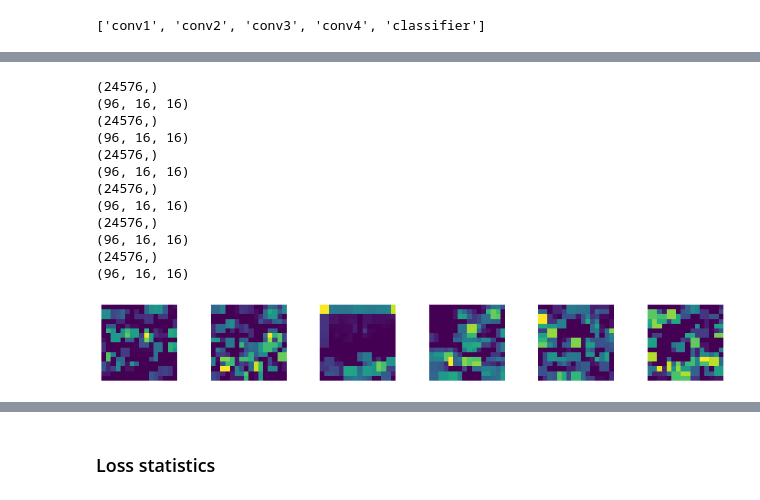
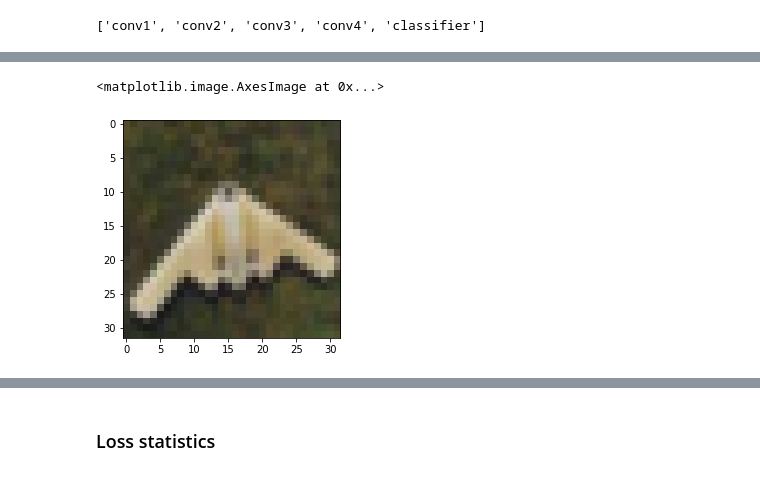
Before and after one commit to AlinaGodun/dcl_b, a Jupyter notebook: RotNetAnalysis2.ipynb, the cells around one changed output, grey strips where cells are left out. Saved outputs shown, nothing was run; the diff lists cells and outputs as text; code cells hidden in the pictures.

```diff
--- a/RotNetAnalysis2.ipynb
+++ b/RotNetAnalysis2.ipynb
@@ -151,35 +134,6 @@ sns.scatterplot(x=reduced_data[:,0], y=reduced_data[:,1], hue=lable_classes, s=7
-# %%
-reshaped = []
-i=0
-for step, e_data in enumerate(embedded_data1):
-    print(e_data.shape)
-    re_data = e_data.reshape((96, 16, 16))
-    print(re_data.shape)
-    reshaped.append(torch.from_numpy(re_data))
-    e_data = e_data.reshape((96, 16, 16))
-
-    i += 1
-    if (i > 5):
-        break
-# %% [output]
-(24576,)
-(96, 16, 16)
-(24576,)
-(96, 16, 16)
-(24576,)
-(96, 16, 16)
-(24576,)
-(96, 16, 16)
-(24576,)
-(96, 16, 16)
-(24576,)
-(96, 16, 16)
-# %%
-plt.figure(figsize=(20, 17))
-for i, img in enumerate(reshaped):
-    plt.subplot(12, 6, i+1) # (8, 8) because in conv0 we have 7x7 filters and total of 64 (see printed shapes)
-    plt.imshow(filter[0, :, :].detach())
-    plt.axis('off')
-plt.show()
-# %% [output]
-[figure, removed]
+# %%
+img, label = test_data.__getitem__(5)
+plt.imshow(img.numpy().transpose(1,2,0))
+# %% [output]
+<matplotlib.image.AxesImage at 0x...>
+[figure, added]
```
Also changed, not shown: parts of 13 cells of this notebook, 1 other file.
